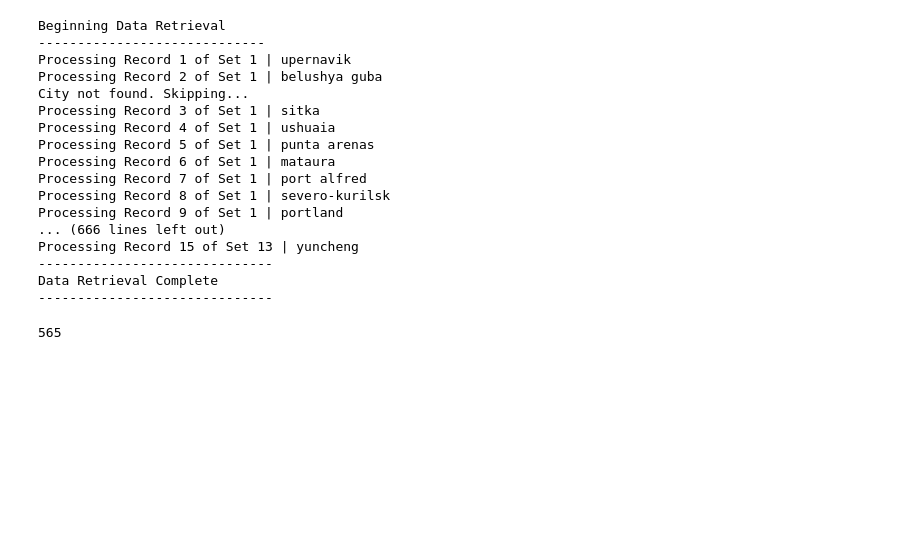
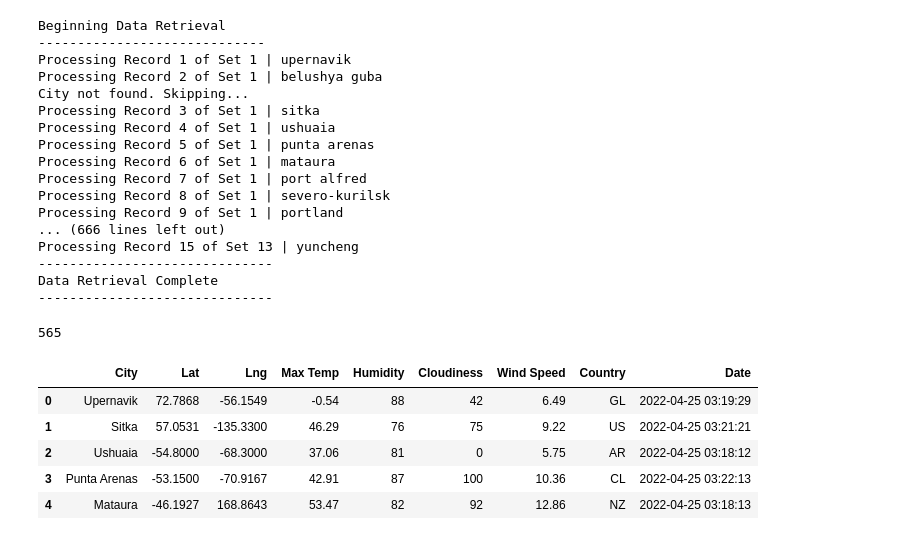
Before and after one commit to m-miley/World_Weather_Analysis, a Jupyter notebook: WeatherPy.ipynb, the cells around one changed output. Drawn from its saved outputs; the diff is of its cells as text; code cells hidden in the pictures; blank space fills up the shorter version.

Commit message:
city_data_df, mod ignore

```diff
--- a/WeatherPy.ipynb
+++ b/WeatherPy.ipynb
@@ -170,3 +170,14 @@ Data Retrieval Complete
 print(len(city_data))
 # %% [output]
 565
+# %%
+# Convert the array of dictionaries to a Pandas DataFrame
+city_data_df = pd.DataFrame(city_data)
+city_data_df.head()
+# %% [output]
+|  | City | Lat | Lng | Max Temp | Humidity | Cloudiness | Wind Speed | Country | Date |
+| 0 | Upernavik | 72.7868 | -56.1549 | -0.54 | 88 | 42 | 6.49 | GL | 2022-04-25 03:19:29 |
+| 1 | Sitka | 57.0531 | -135.3300 | 46.29 | 76 | 75 | 9.22 | US | 2022-04-25 03:21:21 |
+| 2 | Ushuaia | -54.8000 | -68.3000 | 37.06 | 81 | 0 | 5.75 | AR | 2022-04-25 03:18:12 |
+| 3 | Punta Arenas | -53.1500 | -70.9167 | 42.91 | 87 | 100 | 10.36 | CL | 2022-04-25 03:22:13 |
+| 4 | Mataura | -46.1927 | 168.8643 | 53.47 | 82 | 92 | 12.86 | NZ | 2022-04-25 03:18:13 |
```
Also changed, not shown: parts of 2 cells of this notebook, 2 other files.
